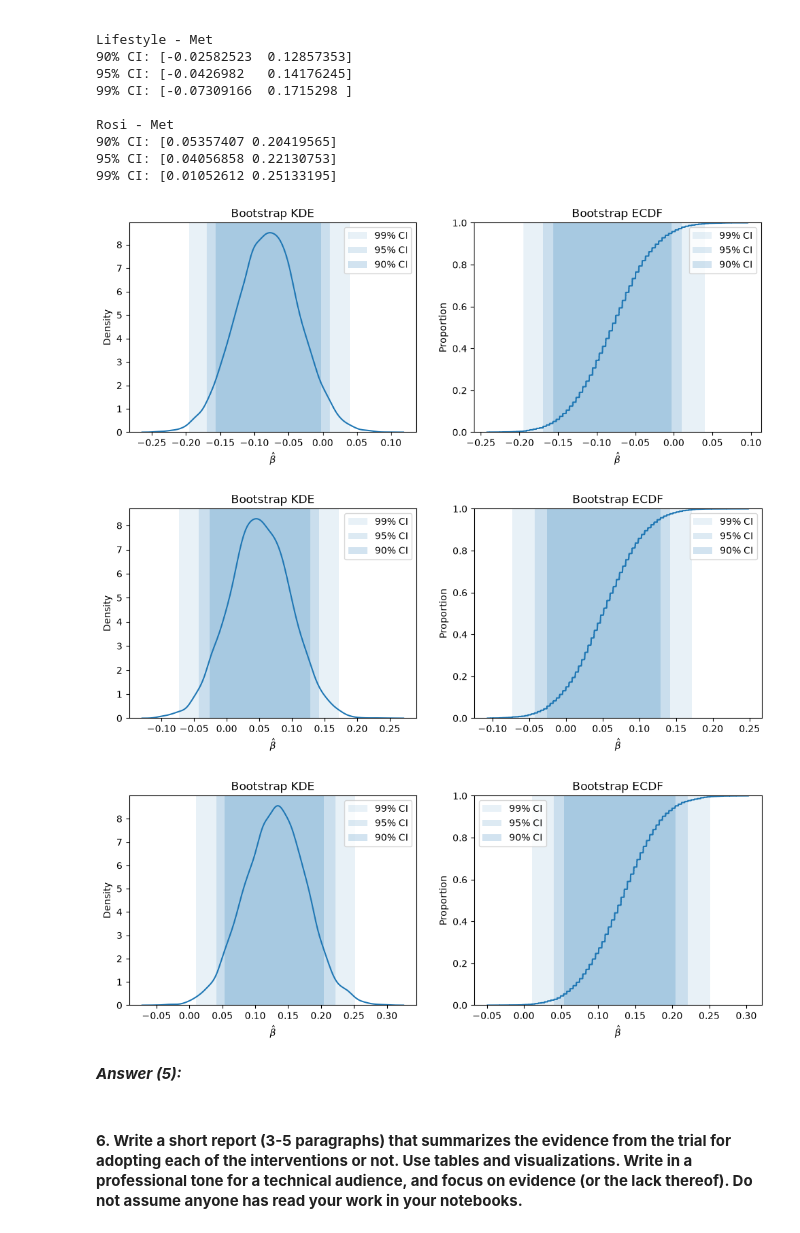
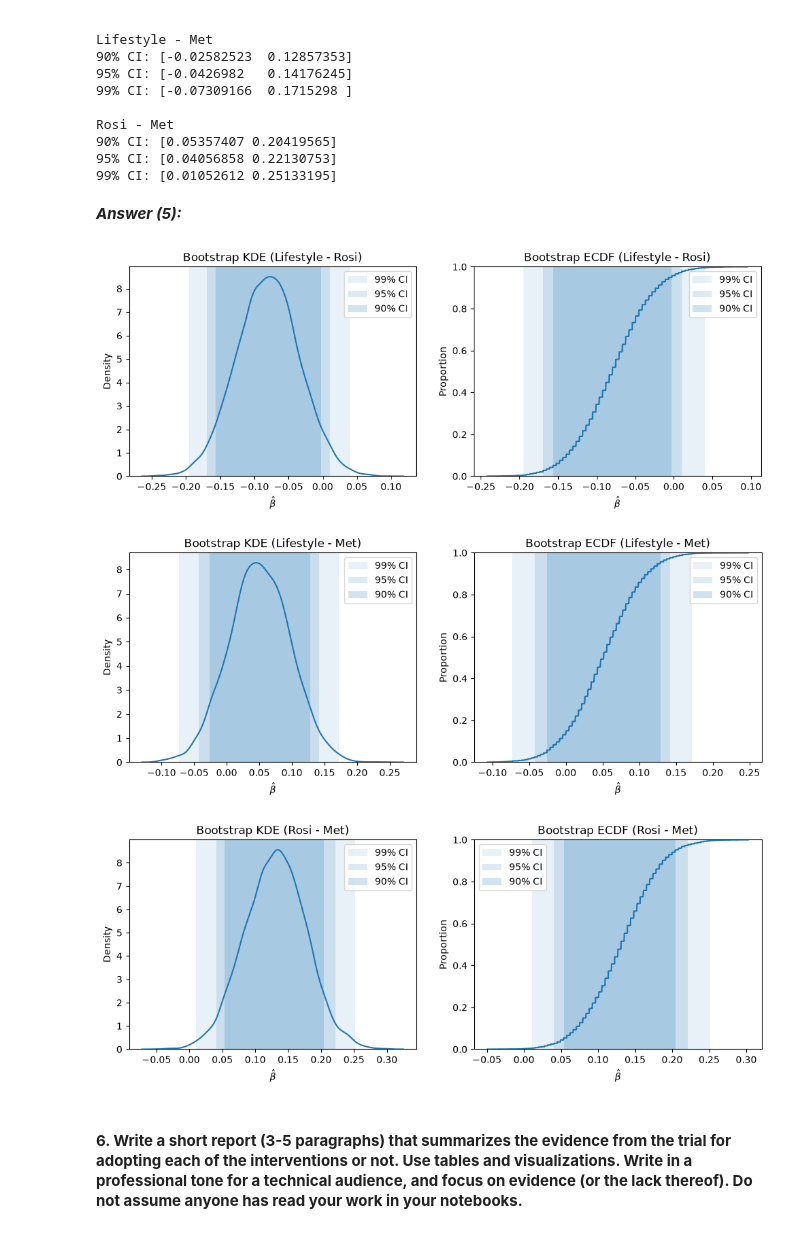
Before and after one commit to ae-phillips/uu_bootstrap, a Jupyter notebook: Thursday_lab/lab6_part2.ipynb, the cells around one changed output. Cells and saved outputs as stored; diff of their text form; code cells hidden in the pictures.

```diff
--- a/Thursday_lab/lab6_part2.ipynb
+++ b/Thursday_lab/lab6_part2.ipynb
@@ -192,39 +192,41 @@ Rosi - Met
 90% CI: [0.05357407 0.20419565]
 95% CI: [0.04056858 0.22130753]
 99% CI: [0.01052612 0.25133195]
+# %% [markdown]
+***Answer (5):***
 # %%
 # Percentile bootstrap confidence intervals
 ci90 = np.quantile(ate_ab, [.05, .95])
 ci95 = np.quantile(ate_ab, [.025, .975])
 ci99 = np.quantile(ate_ab, [.005, .995])
 
 fig, ax = plt.subplots(1, 2, figsize=(12, 4))
 
 ## KDE
 sns.kdeplot(ate_ab, ax=ax[0])
 
 ax[0].axvspan(ci99[0], ci99[1], alpha=0.10, label="99% CI")
 ax[0].axvspan(ci95[0], ci95[1], alpha=0.15, label="95% CI")
 ax[0].axvspan(ci90[0], ci90[1], alpha=0.20, label="90% CI")
 
 ax[0].set_xlabel(r"$\hat{\beta}$")
-ax[0].set_title("Bootstrap KDE")
+ax[0].set_title("Bootstrap KDE (Lifestyle - Rosi)")
 ax[0].legend()
 
 ## ECDF
 sns.ecdfplot(ate_ab, ax=ax[1])
 
 ax[1].axvspan(ci99[0], ci99[1], alpha=0.10, label="99% CI")
 ax[1].axvspan(ci95[0], ci95[1], alpha=0.15, label="95% CI")
 ax[1].axvspan(ci90[0], ci90[1], alpha=0.20, label="90% CI")
 
 ax[1].set_xlabel(r"$\hat{\beta}$")
-ax[1].set_title("Bootstrap ECDF")
+ax[1].set_title("Bootstrap ECDF (Lifestyle - Rosi)")
 ax[1].legend()
 
 plt.show()
 # %% [output]
-[figure, old version]
+[figure, new version]
 # %%
 # Percentile bootstrap confidence intervals
 ci90 = np.quantile(ate_ac, [.05, .95])
@@ -241,7 +243,7 @@ ax[0].axvspan(ci95[0], ci95[1], alpha=0.15, label="95% CI")
 ax[0].axvspan(ci90[0], ci90[1], alpha=0.20, label="90% CI")
 
 ax[0].set_xlabel(r"$\hat{\beta}$")
-ax[0].set_title("Bootstrap KDE")
+ax[0].set_title("Bootstrap KDE (Lifestyle - Met)")
 ax[0].legend()
 
 ## ECDF
@@ -252,12 +254,12 @@ ax[1].axvspan(ci95[0], ci95[1], alpha=0.15, label="95% CI")
 ax[1].axvspan(ci90[0], ci90[1], alpha=0.20, label="90% CI")
 
 ax[1].set_xlabel(r"$\hat{\beta}$")
-ax[1].set_title("Bootstrap ECDF")
+ax[1].set_title("Bootstrap ECDF (Lifestyle - Met)")
 ax[1].legend()
 
 plt.show()
 # %% [output]
-[figure, old version]
+[figure, new version]
 # %%
 # Percentile bootstrap confidence intervals
 ci90 = np.quantile(ate_bc, [.05, .95])
@@ -274,7 +276,7 @@ ax[0].axvspan(ci95[0], ci95[1], alpha=0.15, label="95% CI")
 ax[0].axvspan(ci90[0], ci90[1], alpha=0.20, label="90% CI")
 
 ax[0].set_xlabel(r"$\hat{\beta}$")
-ax[0].set_title("Bootstrap KDE")
+ax[0].set_title("Bootstrap KDE (Rosi - Met)")
 ax[0].legend()
 
 
@@ -286,13 +288,11 @@ ax[1].axvspan(ci95[0], ci95[1], alpha=0.15, label="95% CI")
 ax[1].axvspan(ci90[0], ci90[1], alpha=0.20, label="90% CI")
 
 ax[1].set_xlabel(r"$\hat{\beta}$")
-ax[1].set_title("Bootstrap ECDF")
+ax[1].set_title("Bootstrap ECDF (Rosi - Met)")
 ax[1].legend()
 
 plt.show()
 # %% [output]
-[figure, old version]
+[figure, new version]
-# %% [markdown]
-***Answer (5):***
 # %% [markdown]
 #### **6. Write a short report (3-5 paragraphs) that summarizes the evidence from the trial for adopting each of the interventions or not. Use tables and visualizations. Write in a professional tone for a technical audience, and focus on evidence (or the lack thereof). Do not assume anyone has read your work in your notebooks.**
```
Also changed, not shown: parts of 1 cell of this notebook.
